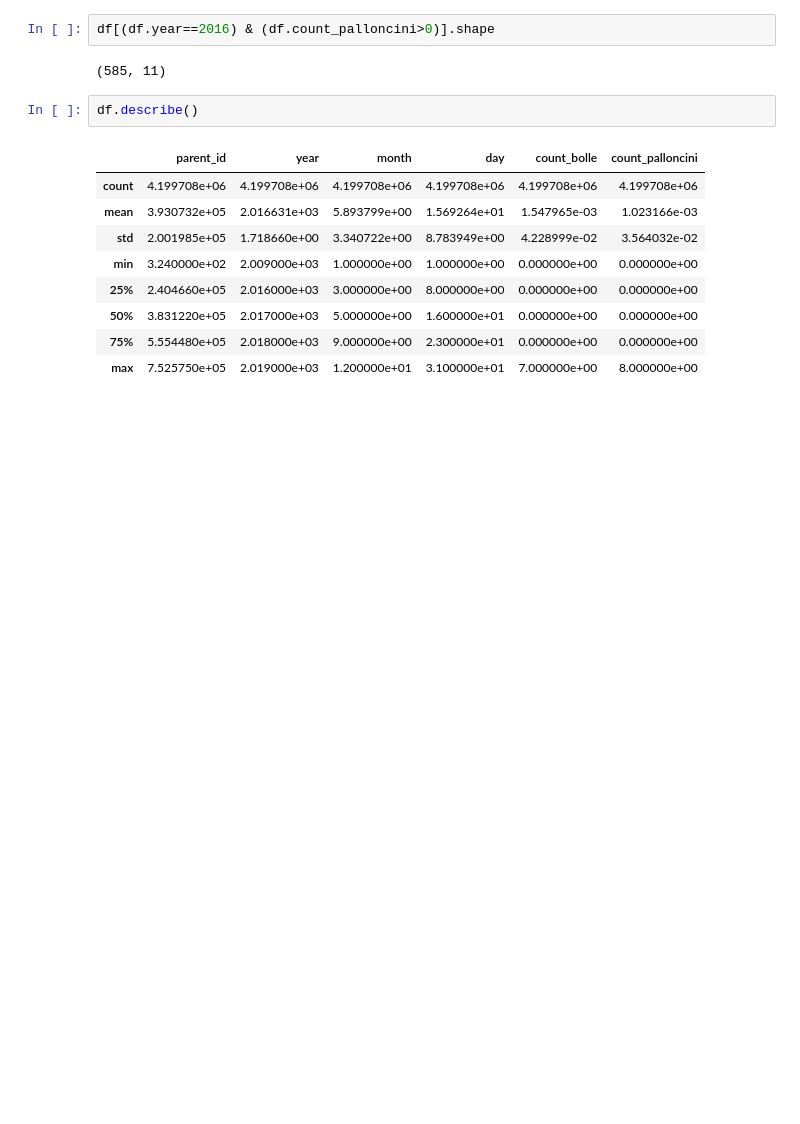
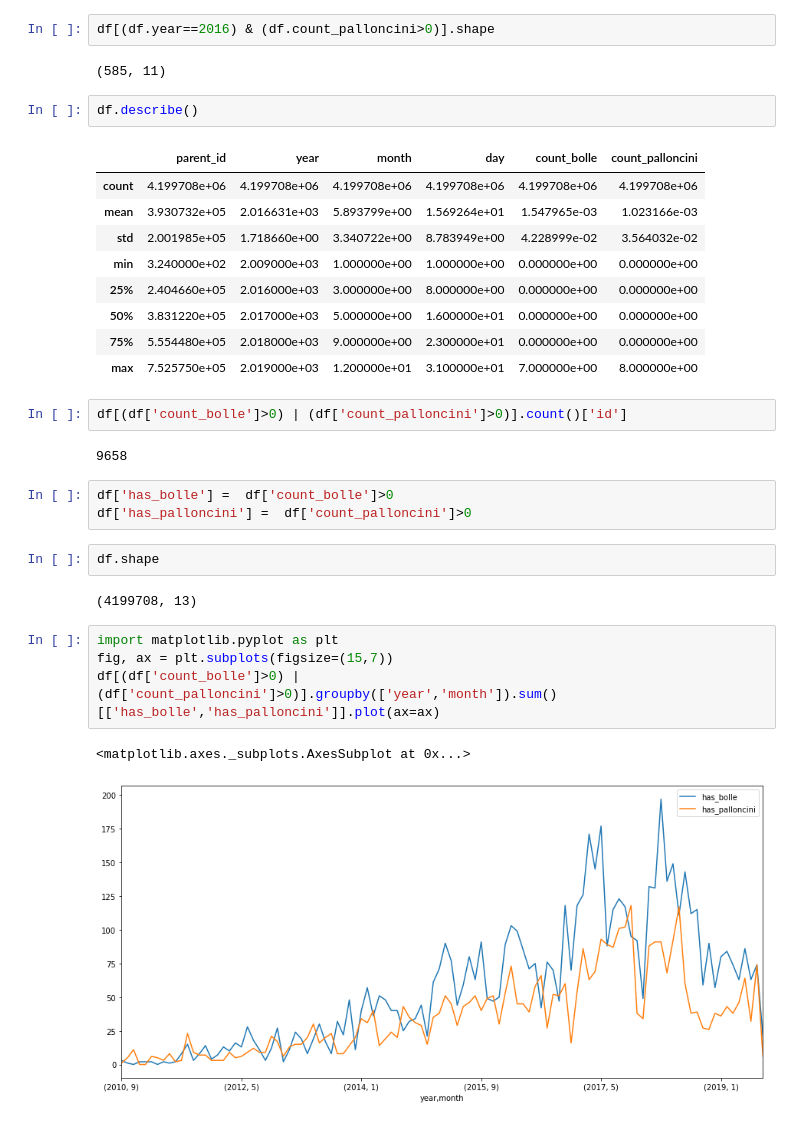
Before and after one commit to candypink/ItalianWeddings, a Jupyter notebook: analysis/analysis.ipynb, the cells around one changed output. Drawn from its saved outputs; the diff is of its cells as text; blank space fills up the shorter version.

```diff
--- a/analysis/analysis.ipynb
+++ b/analysis/analysis.ipynb
@@ -48,3 +52,21 @@ df.describe()
 | 50% | 3.831220e+05 | 2.017000e+03 | 5.000000e+00 | 1.600000e+01 | 0.000000e+00 | 0.000000e+00 |
 | 75% | 5.554480e+05 | 2.018000e+03 | 9.000000e+00 | 2.300000e+01 | 0.000000e+00 | 0.000000e+00 |
 | max | 7.525750e+05 | 2.019000e+03 | 1.200000e+01 | 3.100000e+01 | 7.000000e+00 | 8.000000e+00 |
+# %%
+df[(df['count_bolle']>0) | (df['count_palloncini']>0)].count()['id']
+# %% [output]
+9658
+# %%
+df['has_bolle'] =  df['count_bolle']>0
+df['has_palloncini'] =  df['count_palloncini']>0
+# %%
+df.shape
+# %% [output]
+(4199708, 13)
+# %%
+import matplotlib.pyplot as plt
+fig, ax = plt.subplots(figsize=(15,7))
+df[(df['count_bolle']>0) | (df['count_palloncini']>0)].groupby(['year','month']).sum()[['has_bolle','has_palloncini']].plot(ax=ax)
+# %% [output]
+<matplotlib.axes._subplots.AxesSubplot at 0x...>
+[figure, added]
```
Also changed, not shown: parts of 1 cell of this notebook, 1 other file.
